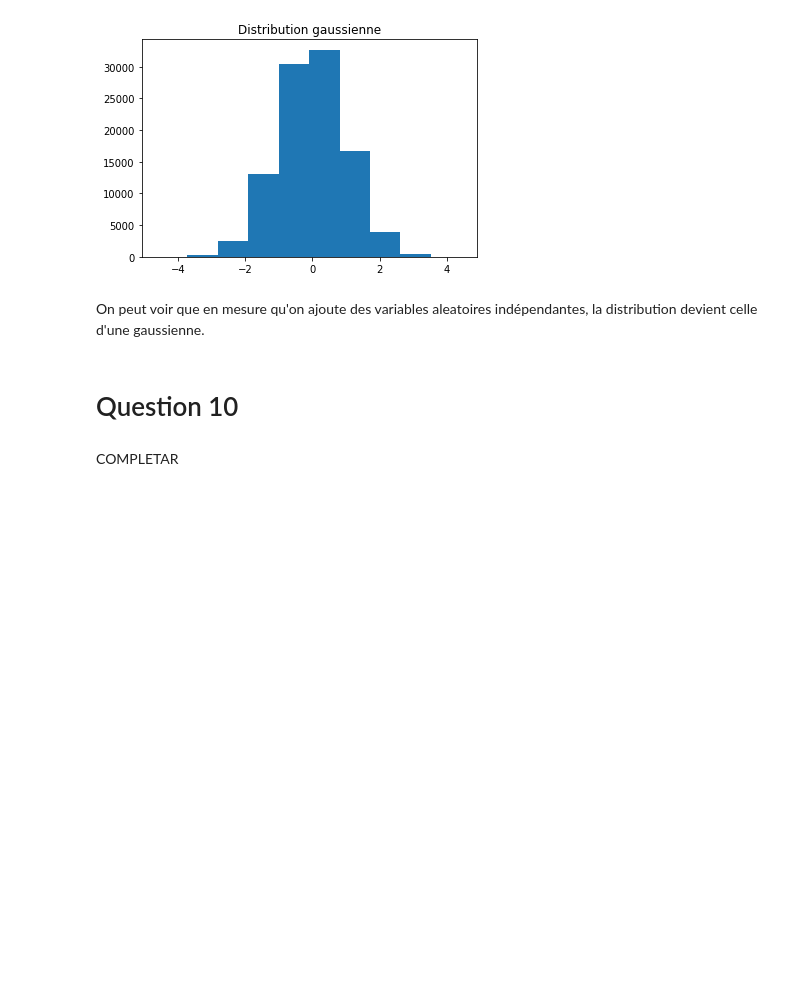
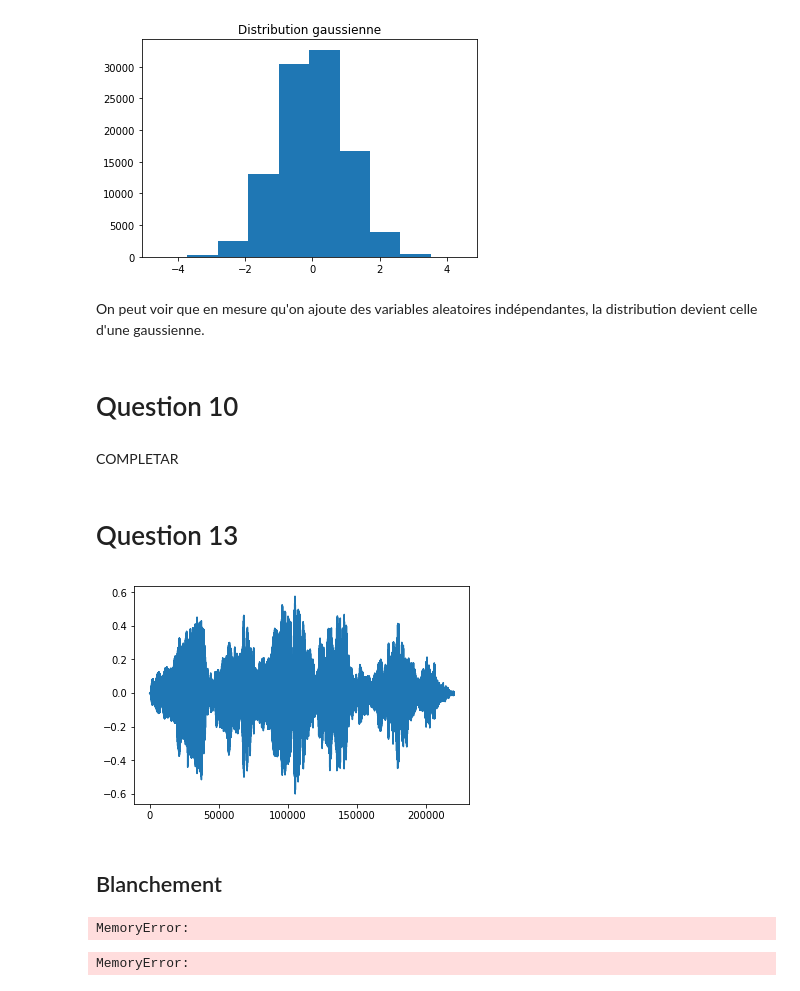
Before and after one commit to gonzaq94/Blind-source-separation, a Jupyter notebook: TP Séparation aveugle de sources - Quintana et Agudelo.ipynb, the cells around one changed output. Saved outputs shown, nothing was run; the diff lists cells and outputs as text; code cells hidden in the pictures; blank space fills up the shorter version.

```diff
--- a/TP Séparation aveugle de sources - Quintana et Agudelo.ipynb
+++ b/TP Séparation aveugle de sources - Quintana et Agudelo.ipynb
@@ -173,3 +173,27 @@ On peut voir que en mesure qu'on ajoute des variables aleatoires indépendantes,
 # Question 10
 # %% [markdown]
 COMPLETAR
+# %% [markdown]
+# Question 13
+# %%
+x1 = np.fromfile('Input_and_Reference_files/In_1.txt', dtype = np.float64)
+x2 = np.fromfile('Input_and_Reference_files/In_2.txt', dtype = np.float64)
+y1 = np.fromfile('Input_and_Reference_files/Ref_1.txt', dtype = np.float64)
+y2 = np.fromfile('Input_and_Reference_files/Ref_2.txt', dtype = np.float64)
+
+x = np.column_stack([x1, x2])
+# %%
+plt.plot(y1)
+plt.show()
+# %% [output]
+[figure, added]
+# %% [markdown]
+## Blanchement
+# %%
+E, eigenvalues = np.linalg.eig(np.cov(x))
+# %% [output]
+MemoryError:
+# %%
+np.dot(x, np.transpose(x))
+# %% [output]
+MemoryError:
```
Also changed, not shown: 4 other files.
